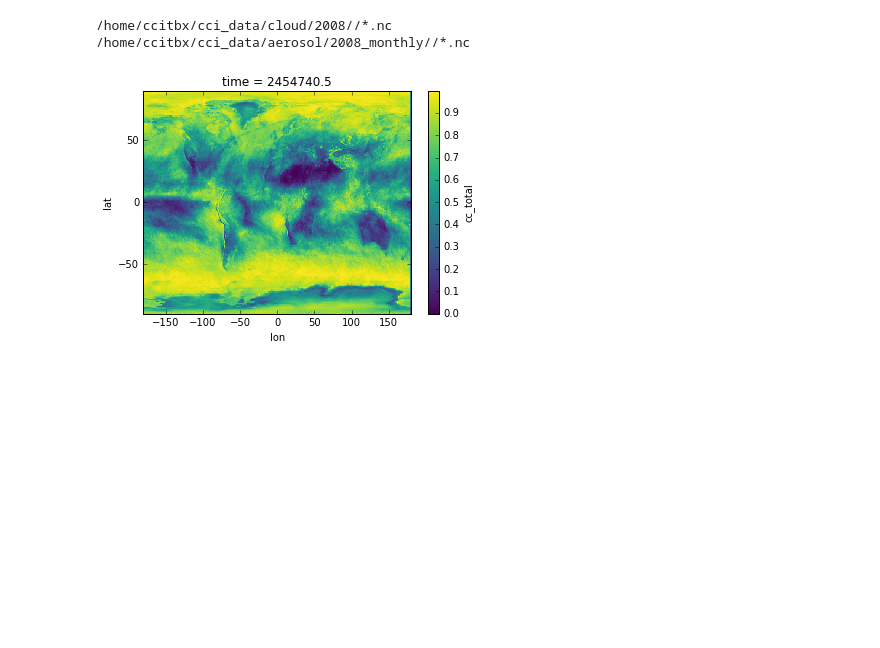
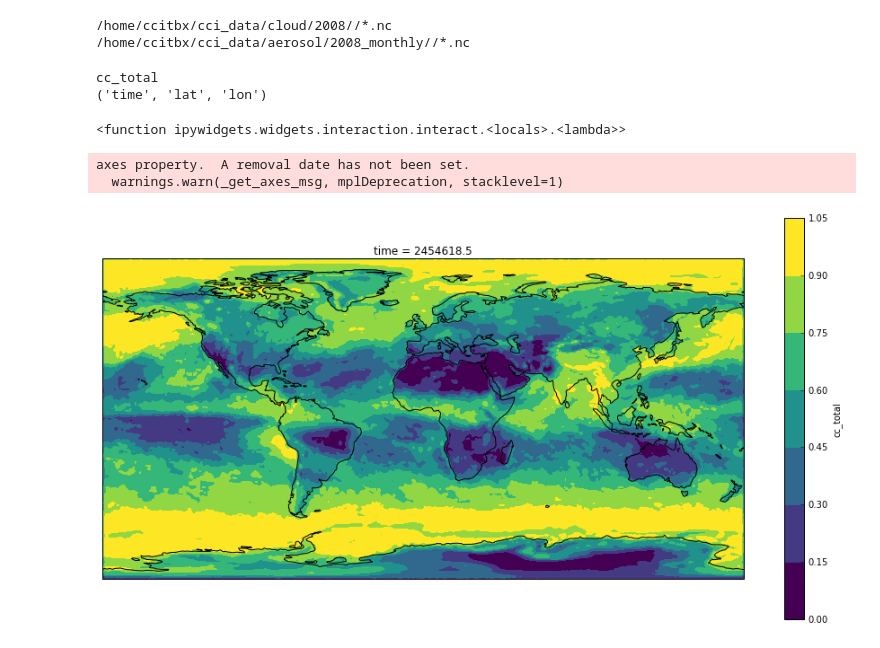
Before and after one commit to CCI-Tools/sandbox, a Jupyter notebook: notebooks/Janis/UC9.ipynb, the cells around one changed output. Saved outputs shown, nothing was run; the diff lists cells and outputs as text; code cells hidden in the pictures; blank space fills up the shorter version.

```diff
--- a/notebooks/Janis/UC9.ipynb
+++ b/notebooks/Janis/UC9.ipynb
@@ -44,4 +118,25 @@ def plot_datasets(dataset, t):
+# %%
+# Rename the aerosol dataset's coordinates to correspond with clouds
+ds_aerosol.rename({'latitude':'lat', 'longitude':'lon'},inplace=True)
+
+# Select the variables of interest
+cc_total = ds_clouds.cc_total
+aerosol = ds_aerosol.AOD550_mean
+# %%
+# Regrid the cc_total to the grid used for aerosol
+cc_total_resampled = resample_array(cc_total, aerosol['lon'], aerosol['lat'], order=1)
+# %% [output]
+cc_total
+('time', 'lat', 'lon')
+# %%
+# Define plotting parameters
+names = ['clouds', 'aerosol']
+ds = {'clouds':cc_total_resampled, 'aerosol':aerosol}
 # %%
-interact(plot_datasets, dataset = datasets, t=(0,11,1))
+disp = Plotter(ds)
+interact(disp.plot_datasets, names = names, t=(0,11,1))
 # %% [output]
+<function ipywidgets.widgets.interaction.interact.<locals>.<lambda>>
+axes property.  A removal date has not been set.
+  warnings.warn(_get_axes_msg, mplDeprecation, stacklevel=1)
-[figure, old version]
+[figure, new version]
```
Also changed, not shown: parts of 9 cells of this notebook.
